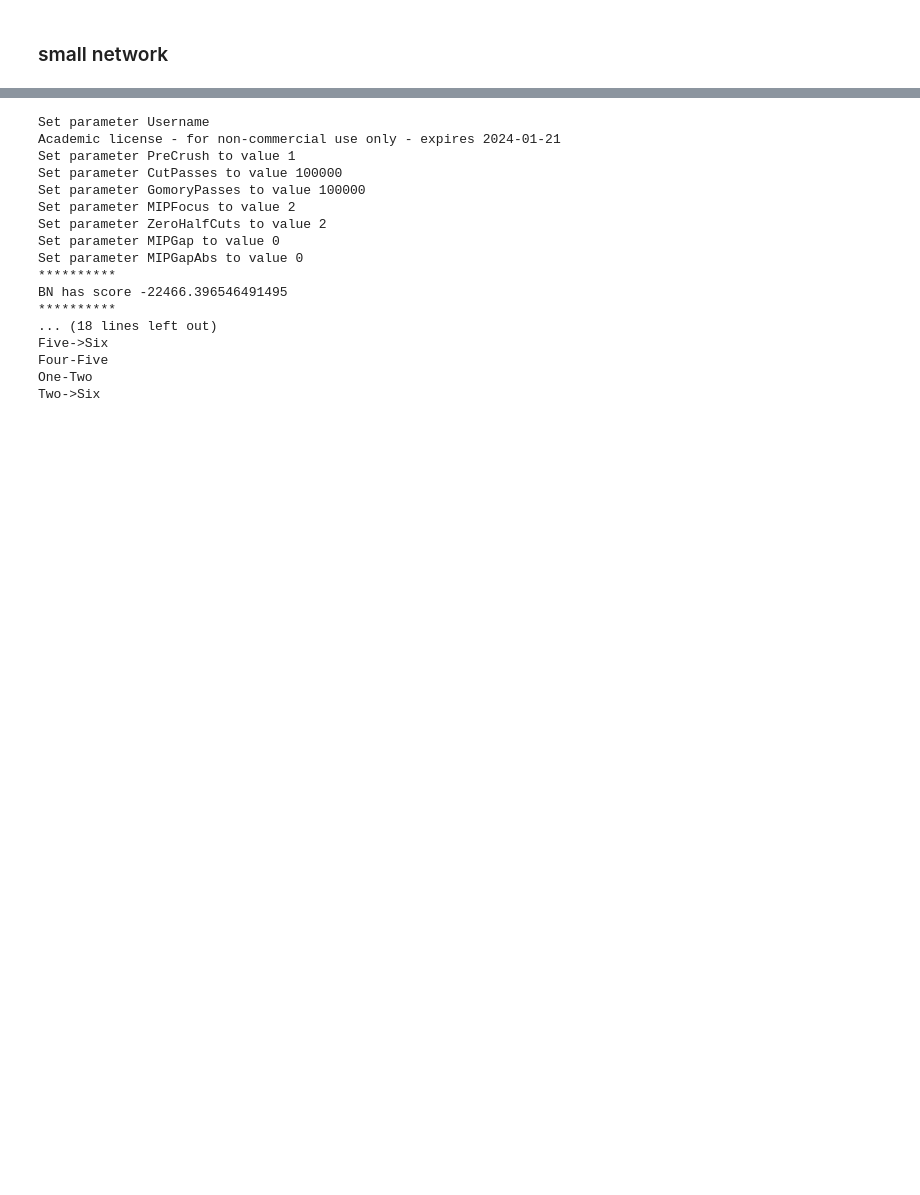
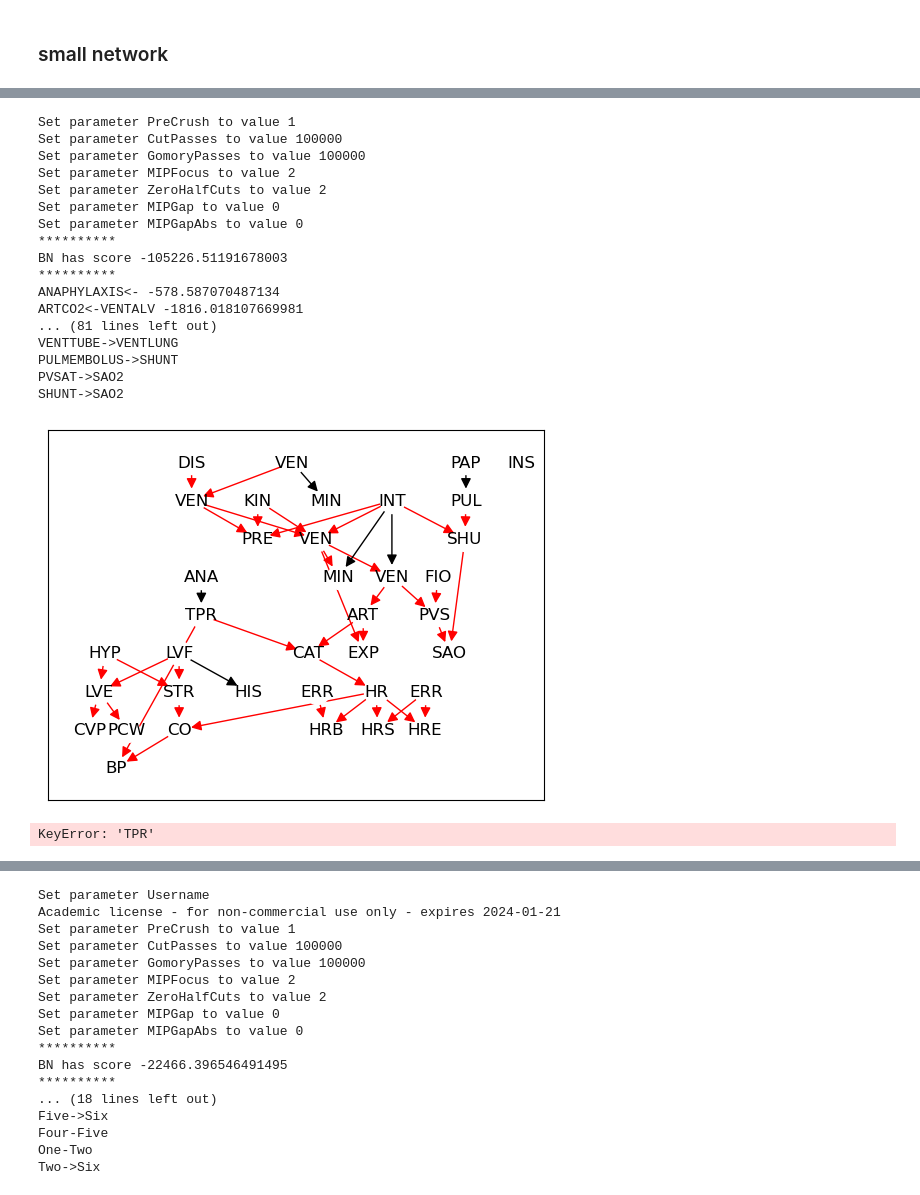
Before and after one commit to Elicit3495/ML_FYP, a Jupyter notebook: conditional.ipynb, the cells around one changed output, grey strips where cells are left out. Drawn from its saved outputs; the diff is of its cells as text; code cells hidden in the pictures; blank space fills up the shorter version.

Commit message:
while  loop done

```diff
--- a/conditional.ipynb
+++ b/conditional.ipynb
@@ -218,0 +199,42 @@ k_list
+# %%
+%%time
+n = 0
+N = 1
+chi_list = []
+m = Gobnilp()
+while n < N:
+    empty_list = []
+    m.learn(r'C:\Users\User\Documents\GitHub\ML_FYP\dataset\alarm_10000.dat')
+    for i,j in m.adjacency.items():
+        if j.X == 1.0: #j.X == 1.0 implies there is an edge between the nodes
+            empty_list.append(i)
+    #chi2 test
+    empty_list = [list(x) for x in empty_list]
+    phi_0, phi_1 = [x[0] for x in empty_list], [x[1] for x in empty_list]
+    for i,j in zip(phi_0, phi_1):
+        chi2 = chi_square(X=i, Y=j, Z=[], data=df_small, significance_level=0.05)
+        chi_list.append((i,j,chi2))
+    true_list = [x[:2] for x in chi_list if True in x]
+    for i,j in true_list:
+        m.add_obligatory_independence([i],[j])
+    n += 1
+# %% [output]
+Set parameter PreCrush to value 1
+Set parameter CutPasses to value 100000
+Set parameter GomoryPasses to value 100000
+Set parameter MIPFocus to value 2
+Set parameter ZeroHalfCuts to value 2
+Set parameter MIPGap to value 0
+Set parameter MIPGapAbs to value 0
+**********
+BN has score -105226.51191678003
+**********
+ANAPHYLAXIS<- -578.587070487134
+ARTCO2<-VENTALV -1816.018107669981
+... (81 lines left out)
+VENTTUBE->VENTLUNG
+PULMEMBOLUS->SHUNT
+PVSAT->SAO2
+SHUNT->SAO2
+[figure, added]
+KeyError: 'TPR'
```
Also changed, not shown: parts of 20 cells of this notebook.
